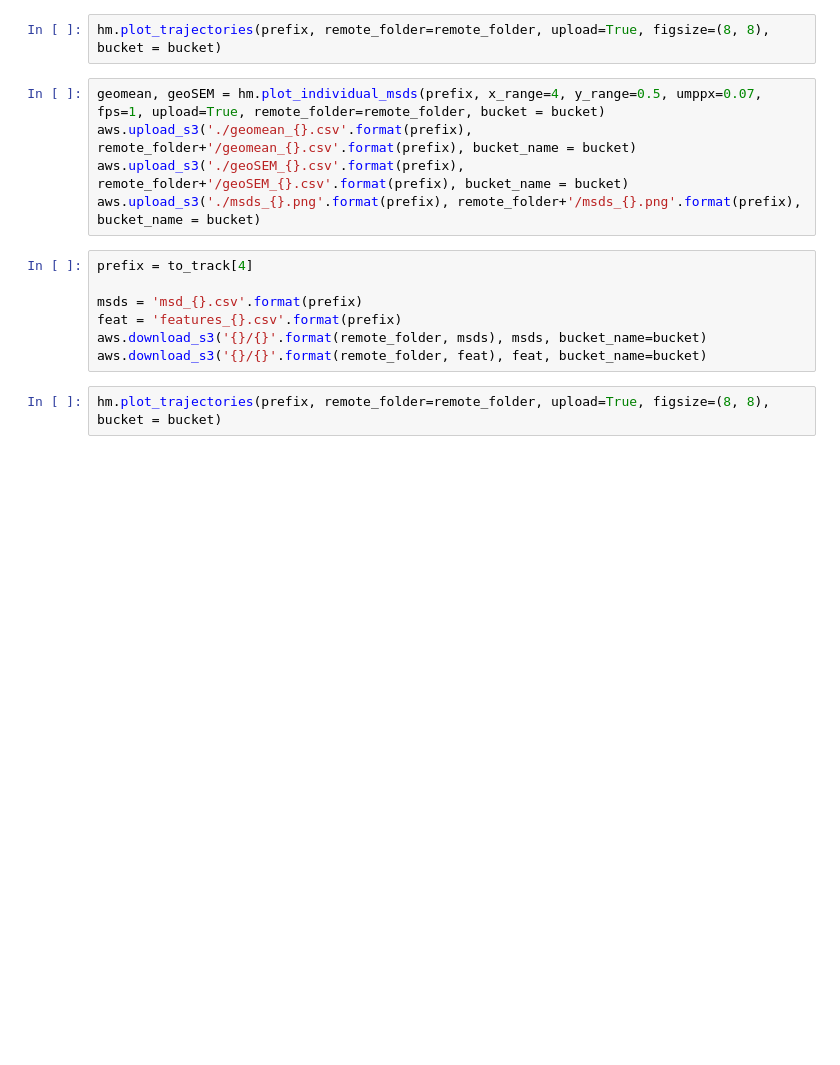
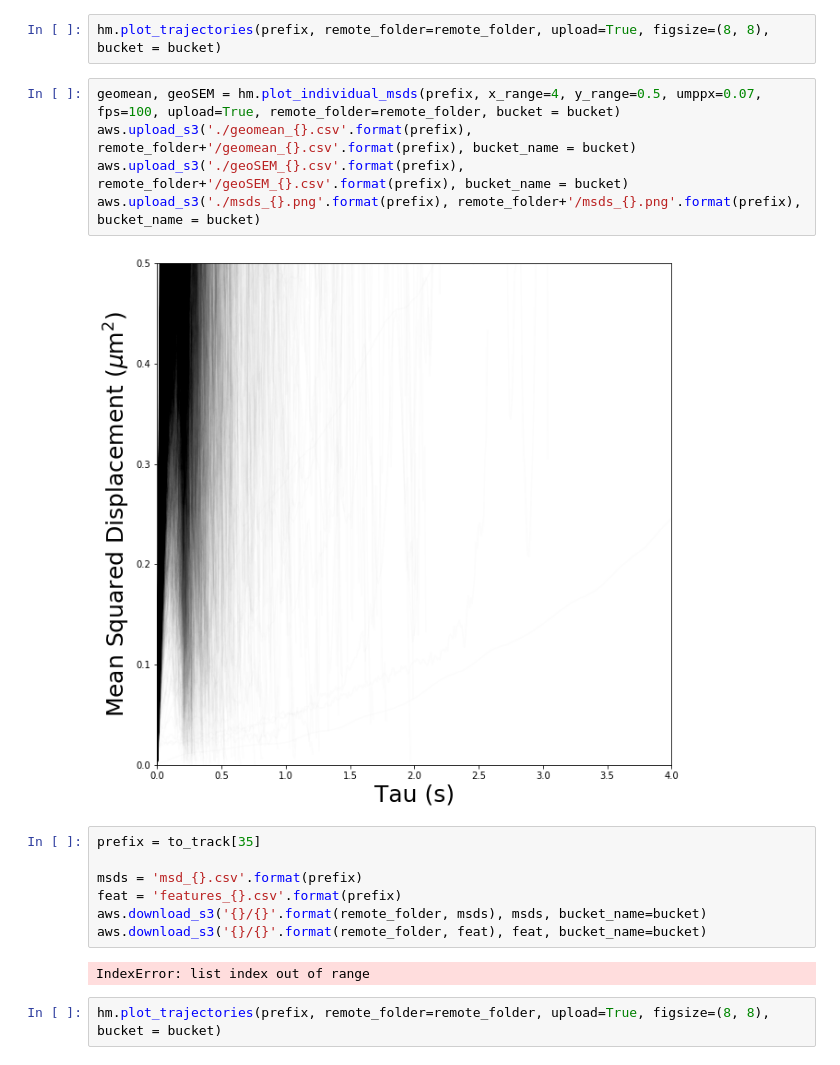
Before and after one commit to mimc7580/diff_classifier, a Jupyter notebook: notebooks/development/02_12_19_MPT_induced_PNN_breakdown_ChABC_slice_1.ipynb, the cells around one changed output. Saved outputs shown, nothing was run; the diff lists cells and outputs as text; blank space fills up the shorter version.

```diff
--- a/notebooks/development/02_12_19_MPT_induced_PNN_breakdown_ChABC_slice_1.ipynb
+++ b/notebooks/development/02_12_19_MPT_induced_PNN_breakdown_ChABC_slice_1.ipynb
@@ -367,17 +407,21 @@ aws.download_s3('{}/{}'.format(remote_folder, feat), feat, bucket_name=bucket)
 # %%
 hm.plot_trajectories(prefix, remote_folder=remote_folder, upload=True, figsize=(8, 8), bucket = bucket)
 # %%
-geomean, geoSEM = hm.plot_individual_msds(prefix, x_range=4, y_range=0.5, umppx=0.07, fps=1, upload=True, remote_folder=remote_folder, bucket = bucket)
+geomean, geoSEM = hm.plot_individual_msds(prefix, x_range=4, y_range=0.5, umppx=0.07, fps=100, upload=True, remote_folder=remote_folder, bucket = bucket)
 aws.upload_s3('./geomean_{}.csv'.format(prefix), remote_folder+'/geomean_{}.csv'.format(prefix), bucket_name = bucket)
 aws.upload_s3('./geoSEM_{}.csv'.format(prefix), remote_folder+'/geoSEM_{}.csv'.format(prefix), bucket_name = bucket)
 aws.upload_s3('./msds_{}.png'.format(prefix), remote_folder+'/msds_{}.png'.format(prefix), bucket_name = bucket)
+# %% [output]
+[figure, added]
 # %%
-prefix = to_track[4]
+prefix = to_track[35]
 
 msds = 'msd_{}.csv'.format(prefix)
 feat = 'features_{}.csv'.format(prefix)
 aws.download_s3('{}/{}'.format(remote_folder, msds), msds, bucket_name=bucket)
 aws.download_s3('{}/{}'.format(remote_folder, feat), feat, bucket_name=bucket)
+# %% [output]
+IndexError: list index out of range
 # %%
 hm.plot_trajectories(prefix, remote_folder=remote_folder, upload=True, figsize=(8, 8), bucket = bucket)
 # %%
```
Also changed, not shown: parts of 30 cells of this notebook, 22 other files.
